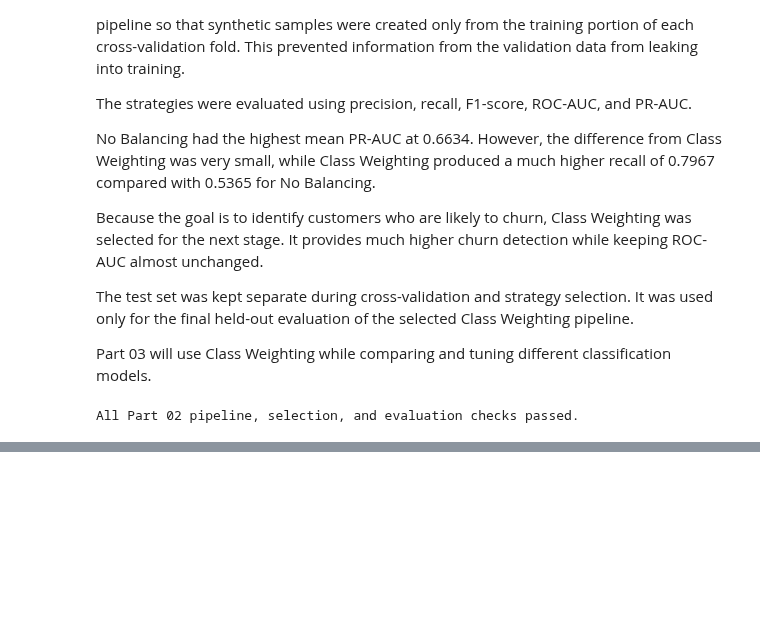
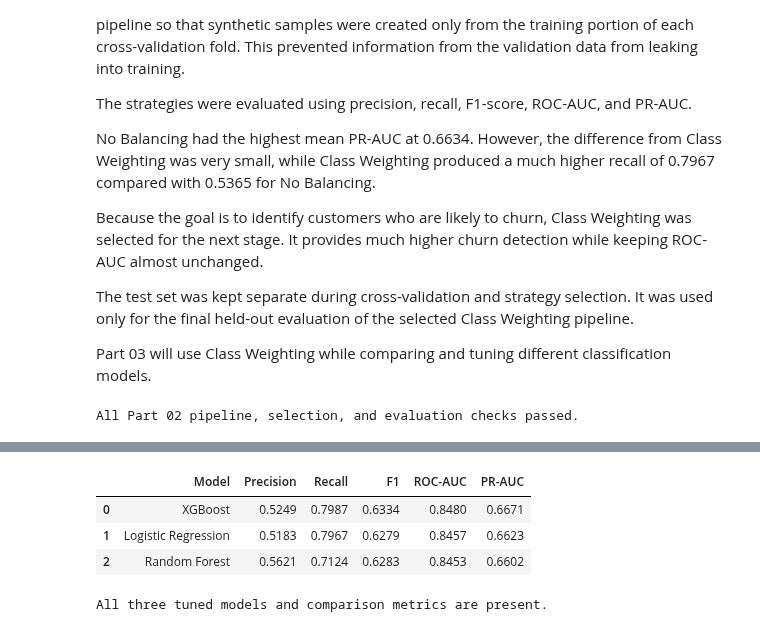
Before and after one commit to francisparwez/telco-customer-churn, a Jupyter notebook: Telco_Churn.ipynb, the cells around one changed output, grey strips where cells are left out. Drawn from its saved outputs; the diff is of its cells as text; code cells hidden in the pictures; blank space fills up the shorter version.

```diff
--- a/Telco_Churn.ipynb
+++ b/Telco_Churn.ipynb
@@ -2406,0 +2686,74 @@ All Part 02 pipeline, selection, and evaluation checks passed.
+# %%
+tuned_models = {
+    "Logistic Regression": logistic_grid_search,
+    "Random Forest": random_forest_grid_search,
+    "XGBoost": xgboost_grid_search
+}
+
+
+model_comparison_results = []
+
+for model_name, search in tuned_models.items():
+
+    best_index = search.best_index_
+    cv_results = search.cv_results_
+
+    model_comparison_results.append({
+        "Model": model_name,
+        "Precision": cv_results["mean_test_precision"][best_index],
+        "Recall": cv_results["mean_test_recall"][best_index],
+        "F1": cv_results["mean_test_f1"][best_index],
+        "ROC-AUC": cv_results["mean_test_roc_auc"][best_index],
+        "PR-AUC": cv_results["mean_test_pr_auc"][best_index]
+    })
+
+
+model_comparison = pd.DataFrame(
+    model_comparison_results
+).sort_values(
+    "PR-AUC",
+    ascending=False
+).reset_index(drop=True)
+
+model_comparison.round(4)
+# %% [output]
+|  | Model | Precision | Recall | F1 | ROC-AUC | PR-AUC |
+| 0 | XGBoost | 0.5249 | 0.7987 | 0.6334 | 0.8480 | 0.6671 |
+| 1 | Logistic Regression | 0.5183 | 0.7967 | 0.6279 | 0.8457 | 0.6623 |
+| 2 | Random Forest | 0.5621 | 0.7124 | 0.6283 | 0.8453 | 0.6602 |
+# %%
+assert set(model_comparison["Model"]) == {
+    "Logistic Regression",
+    "Random Forest",
+    "XGBoost"
+}
+
+assert set(
+    [
+        "Precision",
+        "Recall",
+        "F1",
+        "ROC-AUC",
+        "PR-AUC"
+    ]
+).issubset(
+    model_comparison.columns
+)
+
+assert len(model_comparison) == 3
+
+assert model_comparison[
+    [
+        "Precision",
+        "Recall",
+        "F1",
+        "ROC-AUC",
+        "PR-AUC"
+    ]
+].apply(
+    lambda column: column.between(0, 1).all()
+).all()
+
+print("All three tuned models and comparison metrics are present.")
+# %% [output]
+All three tuned models and comparison metrics are present.
```
Also changed, not shown: parts of 31 cells of this notebook, 3 other files.
